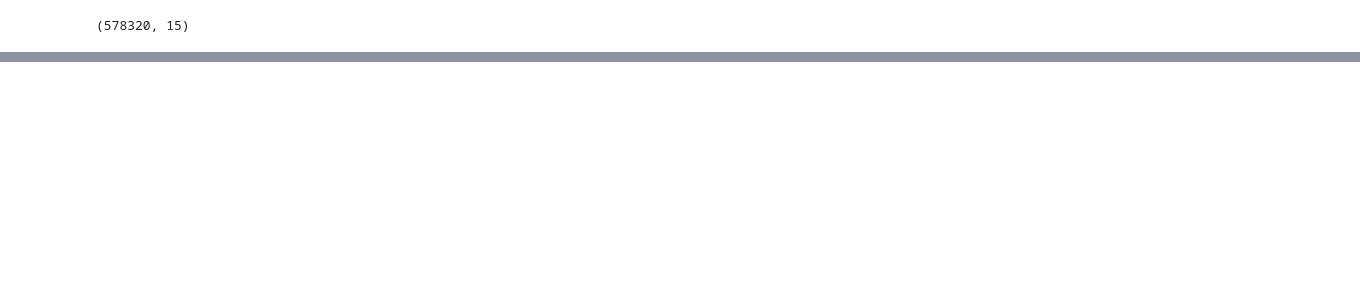
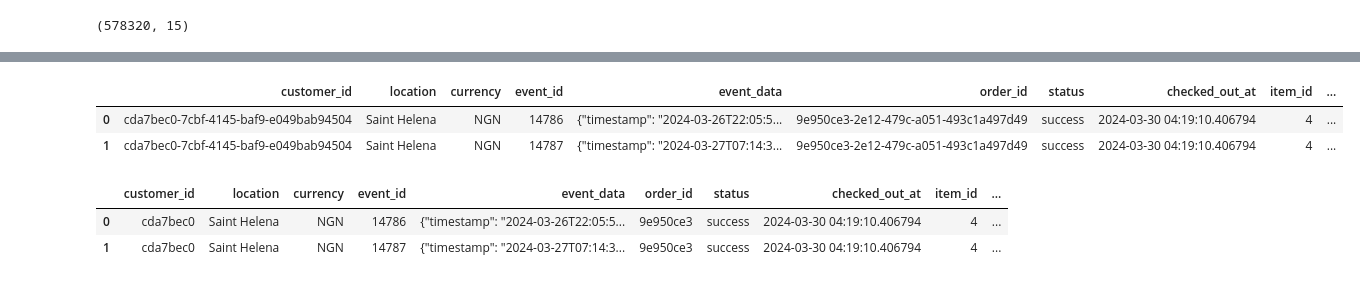
Before and after one commit to Niklauzi/altschool-sod-second-semester-project, a Jupyter notebook: project-solution.ipynb, the cells around one changed output, grey strips where cells are left out. Drawn from its saved outputs; the diff is of its cells as text; code cells hidden in the pictures; blank space fills up the shorter version.

```diff
--- a/project-solution.ipynb
+++ b/project-solution.ipynb
@@ -338,0 +335,19 @@ merged_dat4i
+# %%
+shopsmart_clean.head(2)
+# %% [output]
+|  | customer_id | location | currency | event_id | event_data | order_id | status | checked_out_at | item_id | ... |
+| 0 | cda7bec0-7cbf-4145-baf9-e049bab94504 | Saint Helena | NGN | 14786 | {"timestamp": "2024-03-26T22:05:5... | 9e950ce3-2e12-479c-a051-493c1a497d49 | success | 2024-03-30 04:19:10.406794 | 4 | ... |
+| 1 | cda7bec0-7cbf-4145-baf9-e049bab94504 | Saint Helena | NGN | 14787 | {"timestamp": "2024-03-27T07:14:3... | 9e950ce3-2e12-479c-a051-493c1a497d49 | success | 2024-03-30 04:19:10.406794 | 4 | ... |
+# %%
+
+
+# Extracting first 8 characters of `customer_id` and `order_id`
+shopsmart_clean['customer_id'] = shopsmart_clean['customer_id'].apply(lambda x: x[:8])
+shopsmart_clean['order_id'] = shopsmart_clean['order_id'].apply(lambda x: x[:8])
+
+# Display the updated DataFrame with truncated IDs
+shopsmart_clean.head(2)
+# %% [output]
+|  | customer_id | location | currency | event_id | event_data | order_id | status | checked_out_at | item_id | ... |
+| 0 | cda7bec0 | Saint Helena | NGN | 14786 | {"timestamp": "2024-03-26T22:05:5... | 9e950ce3 | success | 2024-03-30 04:19:10.406794 | 4 | ... |
+| 1 | cda7bec0 | Saint Helena | NGN | 14787 | {"timestamp": "2024-03-27T07:14:3... | 9e950ce3 | success | 2024-03-30 04:19:10.406794 | 4 | ... |
```
Also changed, not shown: parts of 58 cells of this notebook, 5 other files.
